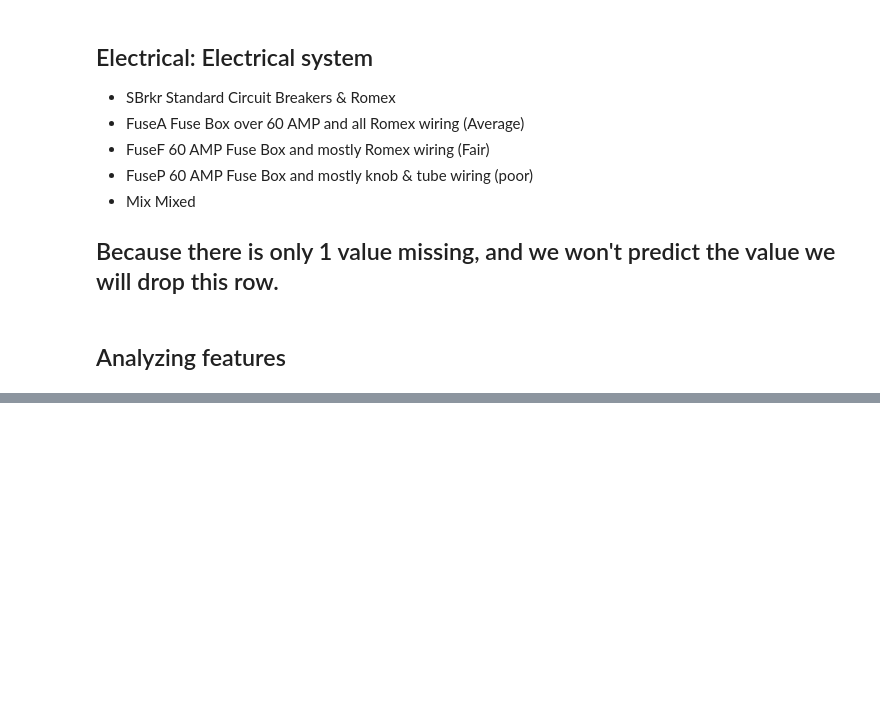
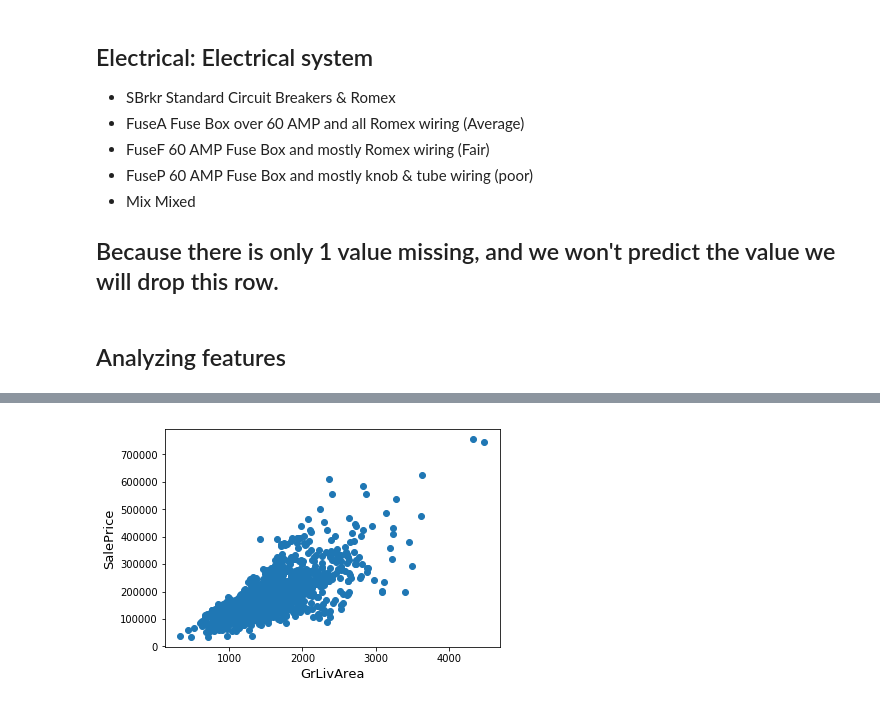
Before and after one commit to raphaelcfernandes/HouseSalePricePrediction, a Jupyter notebook: Data Analytics Final Project.ipynb, the cells around one changed output, grey strips where cells are left out. Cells and saved outputs as stored; diff of their text form; code cells hidden in the pictures; blank space fills up the shorter version.

```diff
--- a/Data Analytics Final Project.ipynb
+++ b/Data Analytics Final Project.ipynb
@@ -404,0 +489,8 @@ sns.heatmap(corr,annot=True, fmt = ".2f", cmap = "coolwarm")
+# %%
+fig, ax = plt.subplots()
+ax.scatter(x = df_train['GrLivArea'], y = df_train['SalePrice'])
+plt.ylabel('SalePrice', fontsize=13)
+plt.xlabel('GrLivArea', fontsize=13)
+plt.show()
+# %% [output]
+[figure, added]
```
Also changed, not shown: parts of 32 cells of this notebook.
